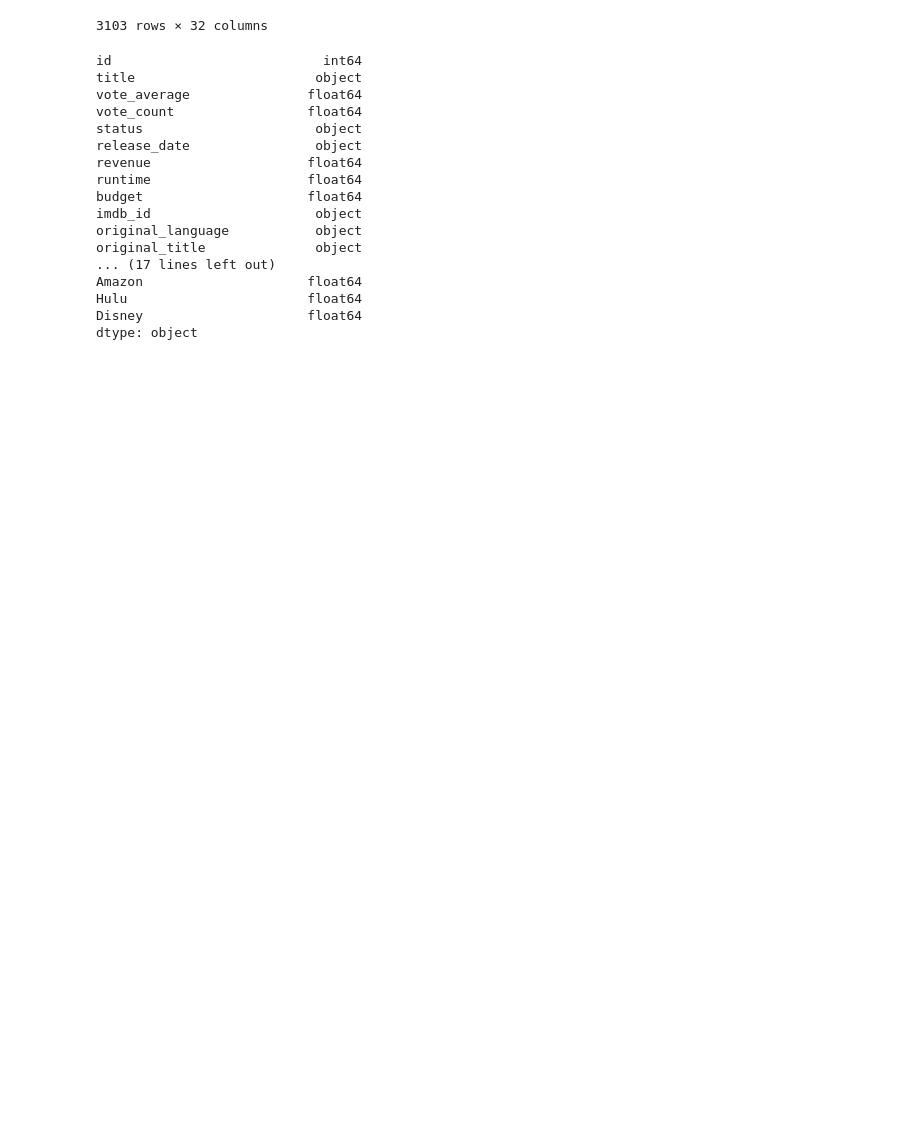
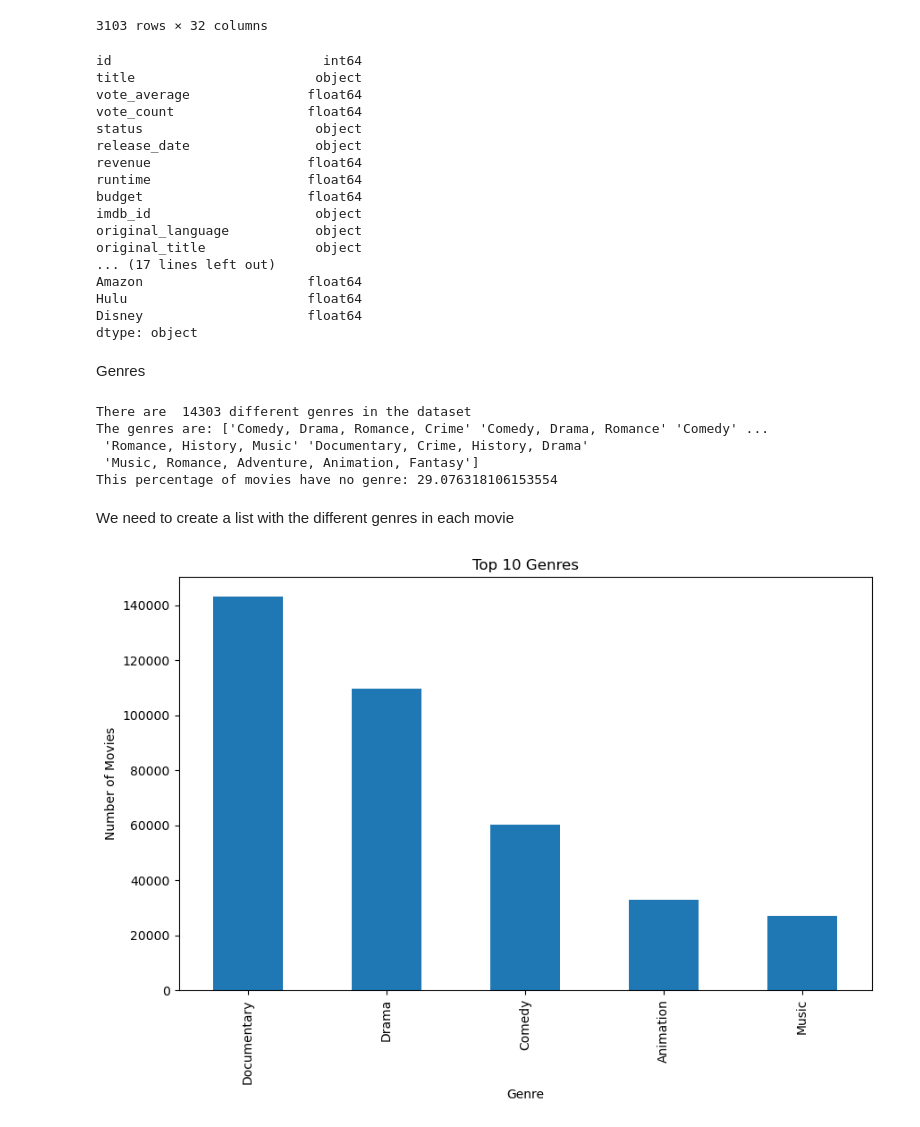
Before and after one commit to paulagambus/ctds_project, a Jupyter notebook: project.ipynb, the cells around one changed output. Drawn from its saved outputs; the diff is of its cells as text; code cells hidden in the pictures; blank space fills up the shorter version.

Commit message:
analysis of genres p1

```diff
--- a/project.ipynb
+++ b/project.ipynb
@@ -167,0 +166,31 @@ movies.dtype
+# %% [markdown]
+Genres
+# %%
+# different possible genres in the dataset
+main_complete['genres'].unique()
+print("There are ", len(main_complete['genres'].unique()), "different genres in the dataset")
+print("The genres are:", main_complete['genres'].unique())
+
+main_complete['genres']
+
+# check how many movies have no genre
+nulls = main_complete['genres'].isnull().sum()
+print("This percentage of movies have no genre:", nulls/len(main_complete)*100)
+# %% [output]
+There are  14303 different genres in the dataset
+The genres are: ['Comedy, Drama, Romance, Crime' 'Comedy, Drama, Romance' 'Comedy' ...
+ 'Romance, History, Music' 'Documentary, Crime, History, Drama'
+ 'Music, Romance, Adventure, Animation, Fantasy']
+This percentage of movies have no genre: 29.076318106153554
+# %% [markdown]
+We need to create a list with the different genres in each movie
+# %%
+# plot the histogram of genres
+plt.figure(figsize=(10, 6))
+main_complete['genres'].value_counts().head().plot(kind='bar')
+plt.title('Top 10 Genres')
+plt.ylabel('Number of Movies')
+plt.xlabel('Genre')
+plt.show()
+# %% [output]
+[figure, added]
```
Also changed, not shown: parts of 1 cell of this notebook.
